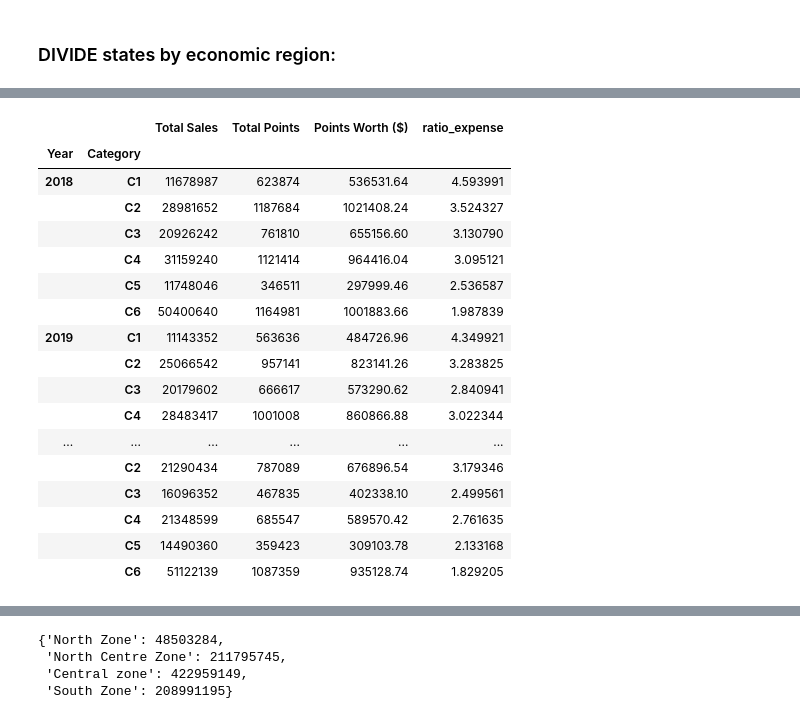
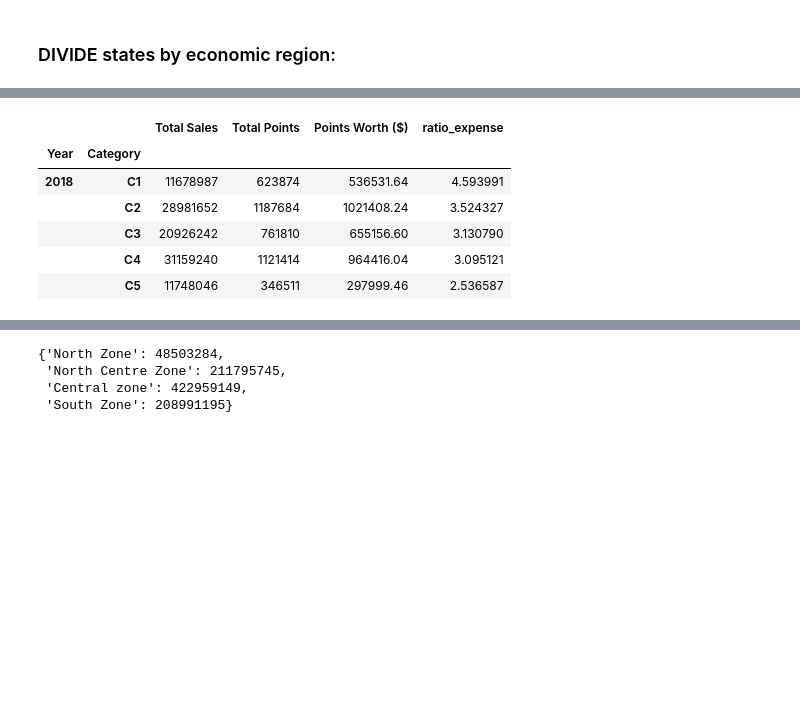
Before and after one commit to MauCFD/Project_1, a Jupyter notebook: project 1 - Analyzing a Loyalty Program/Loyalty Program - analyzing data.ipynb, the cells around one changed output, grey strips where cells are left out. Cells and saved outputs as stored; diff of their text form; code cells hidden in the pictures; blank space fills up the shorter version.

```diff
--- a/project 1 - Analyzing a Loyalty Program/Loyalty Program - analyzing data.ipynb
+++ b/project 1 - Analyzing a Loyalty Program/Loyalty Program - analyzing data.ipynb
@@ -677,35 +710,24 @@ northcentre_zone_category
 # %%
 # CENTRAL ZONE
 #CIUDAD DE MEXICO, ESTADO DE MEXICO, GUANAJUATO,HIDALGO,MORELOS, PUEBLA,QUERETARO,TLAXCALA
 
 central_Zone=Project_df[(Project_df.State =="Ciudad de Mexico")|(Project_df.State =="Estado de Mexico")
                             |(Project_df.State =="Guanajuato") | (Project_df.State == "Hidalgo")
                             |(Project_df.State =="Morelos")|(Project_df.State =="Puebla")
                             |(Project_df.State =="Queretaro")|(Project_df.State =="Tlaxcala")]
 
 central_Zone_II=central_Zone[["Year","Category","Total Sales","Total Points","Points Worth ($)"]]
 central_zone_category= central_Zone_II.groupby(['Year',"Category"]).sum()
 central_zone_category["ratio_expense"]=central_zone_category["Points Worth ($)"]/central_zone_category["Total Sales"]*100
-central_zone_category
+central_zone_category  .head()
 # %% [output]
 |  |  | Total Sales | Total Points | Points Worth ($) | ratio_expense |
 | Year | Category |  |  |  |  |
 | 2018 | C1 | 11678987 | 623874 | 536531.64 | 4.593991 |
 |  | C2 | 28981652 | 1187684 | 1021408.24 | 3.524327 |
 |  | C3 | 20926242 | 761810 | 655156.60 | 3.130790 |
 |  | C4 | 31159240 | 1121414 | 964416.04 | 3.095121 |
 |  | C5 | 11748046 | 346511 | 297999.46 | 2.536587 |
-|  | C6 | 50400640 | 1164981 | 1001883.66 | 1.987839 |
-| 2019 | C1 | 11143352 | 563636 | 484726.96 | 4.349921 |
-|  | C2 | 25066542 | 957141 | 823141.26 | 3.283825 |
-|  | C3 | 20179602 | 666617 | 573290.62 | 2.840941 |
-|  | C4 | 28483417 | 1001008 | 860866.88 | 3.022344 |
-| ... | ... | ... | ... | ... | ... |
-|  | C2 | 21290434 | 787089 | 676896.54 | 3.179346 |
-|  | C3 | 16096352 | 467835 | 402338.10 | 2.499561 |
-|  | C4 | 21348599 | 685547 | 589570.42 | 2.761635 |
-|  | C5 | 14490360 | 359423 | 309103.78 | 2.133168 |
-|  | C6 | 51122139 | 1087359 | 935128.74 | 1.829205 |
 # %%
 #SOUTH ZONE
 #CHIAPAS,GUERRERO,OAXACA,Q.ROO, TABASCO, VERACRUZ, YUCATAN,CAMPECHE
```
Also changed, not shown: parts of 40 cells of this notebook, 17 other files.
